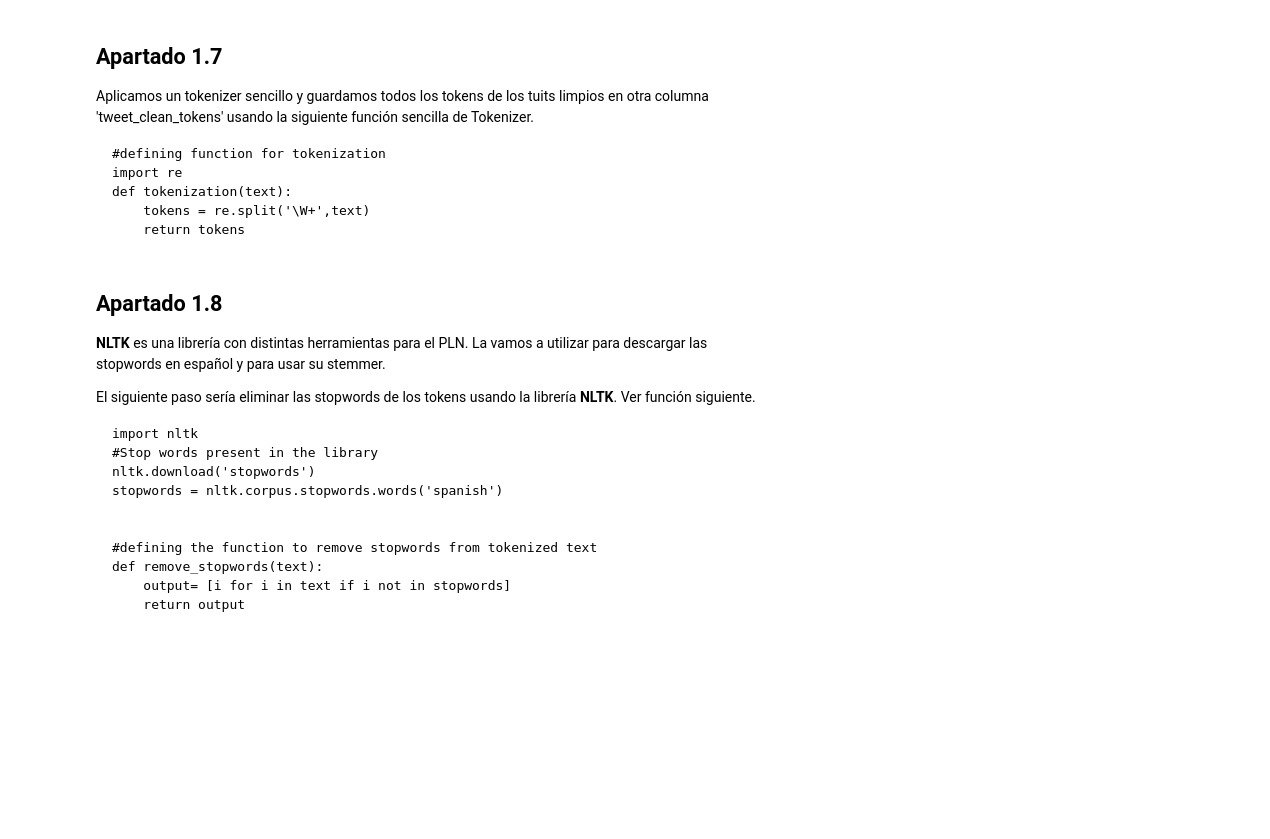
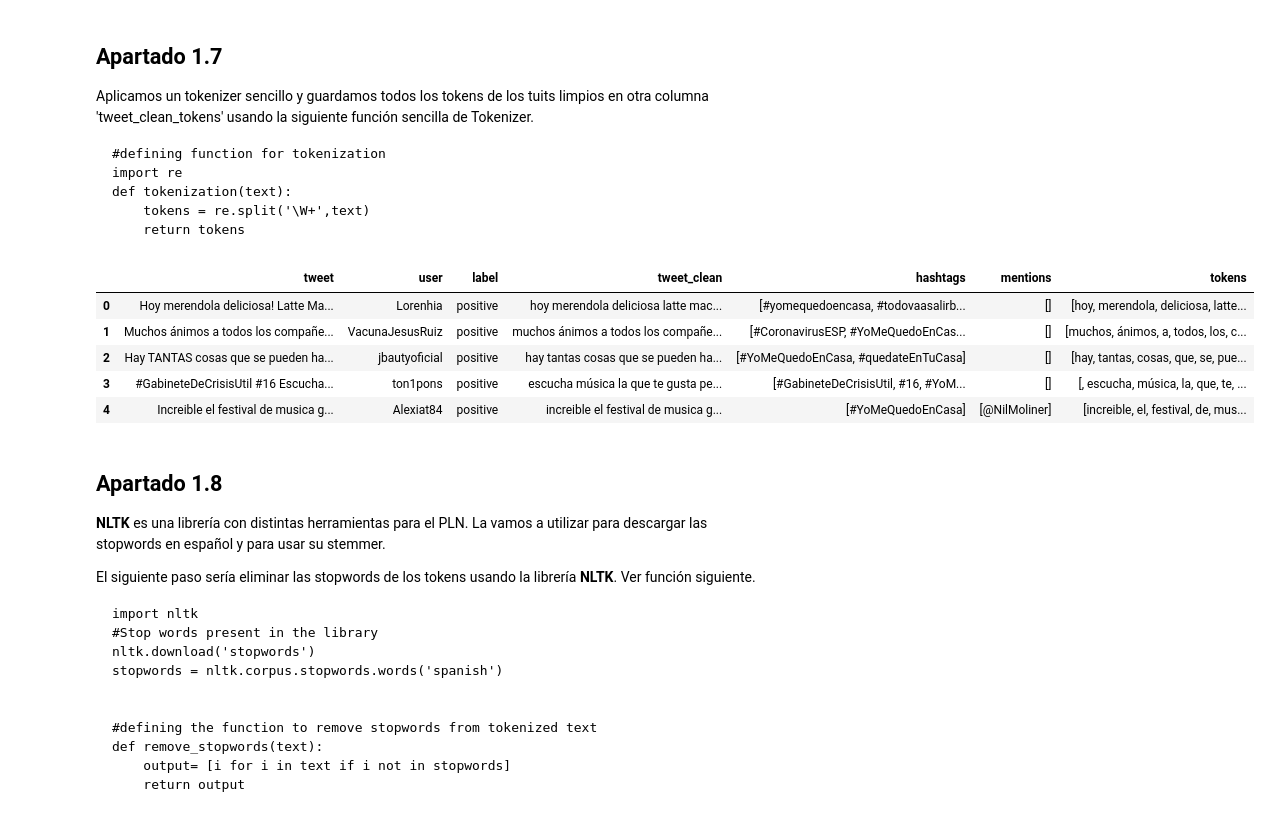
Before and after one commit to jesusGS01/TGINE, a Jupyter notebook: P1_1_AnalisisTextual.ipynb, the cells around one changed output. Cells and saved outputs as stored; diff of their text form; code cells hidden in the pictures; blank space fills up the shorter version.

````diff
--- a/P1_1_AnalisisTextual.ipynb
+++ b/P1_1_AnalisisTextual.ipynb
@@ -65,3 +127,6 @@ def remove_punctuation(text):
 Cambiamos el texto de la columna 'tweet_clean' y lo podemos todo en *lowercase*.
 
 Para eso utilizamos la función lower() del objeto string
+# %%
+data2['tweet_clean'] = data2['tweet_clean'].apply(lambda x: x.lower())
+data2.head()
@@ -77,6 +149,21 @@ def tokenization(text):
     tokens = re.split('\W+',text)
     return tokens
 ```
+# %%
+import re
+def tokenization(text):
+    tokens = re.split('\W+',text)
+    return tokens
+
+data2['tokens'] = data2['tweet_clean'].apply(lambda x: tokenization(x))
+data2.head()
+# %% [output]
+|  | tweet | user | label | tweet_clean | hashtags | mentions | tokens |
+| 0 | Hoy merendola deliciosa! Latte Ma... | Lorenhia | positive | hoy merendola deliciosa latte mac... | [#yomequedoencasa, #todovaasalirb... | [] | [hoy, merendola, deliciosa, latte... |
+| 1 | Muchos ánimos a todos los compañe... | VacunaJesusRuiz | positive | muchos ánimos a todos los compañe... | [#CoronavirusESP, #YoMeQuedoEnCas... | [] | [muchos, ánimos, a, todos, los, c... |
+| 2 | Hay TANTAS cosas que se pueden ha... | jbautyoficial | positive | hay tantas cosas que se pueden ha... | [#YoMeQuedoEnCasa, #quedateEnTuCasa] | [] | [hay, tantas, cosas, que, se, pue... |
+| 3 | #GabineteDeCrisisUtil #16 Escucha... | ton1pons | positive | escucha música la que te gusta pe... | [#GabineteDeCrisisUtil, #16, #YoM... | [] | [, escucha, música, la, que, te, ... |
+| 4 | Increible el festival de musica g... | Alexiat84 | positive | increible el festival de musica g... | [#YoMeQuedoEnCasa] | [@NilMoliner] | [increible, el, festival, de, mus... |
 # %% [markdown]
 ## Apartado 1.8
 
````
Also changed, not shown: parts of 10 cells of this notebook.
